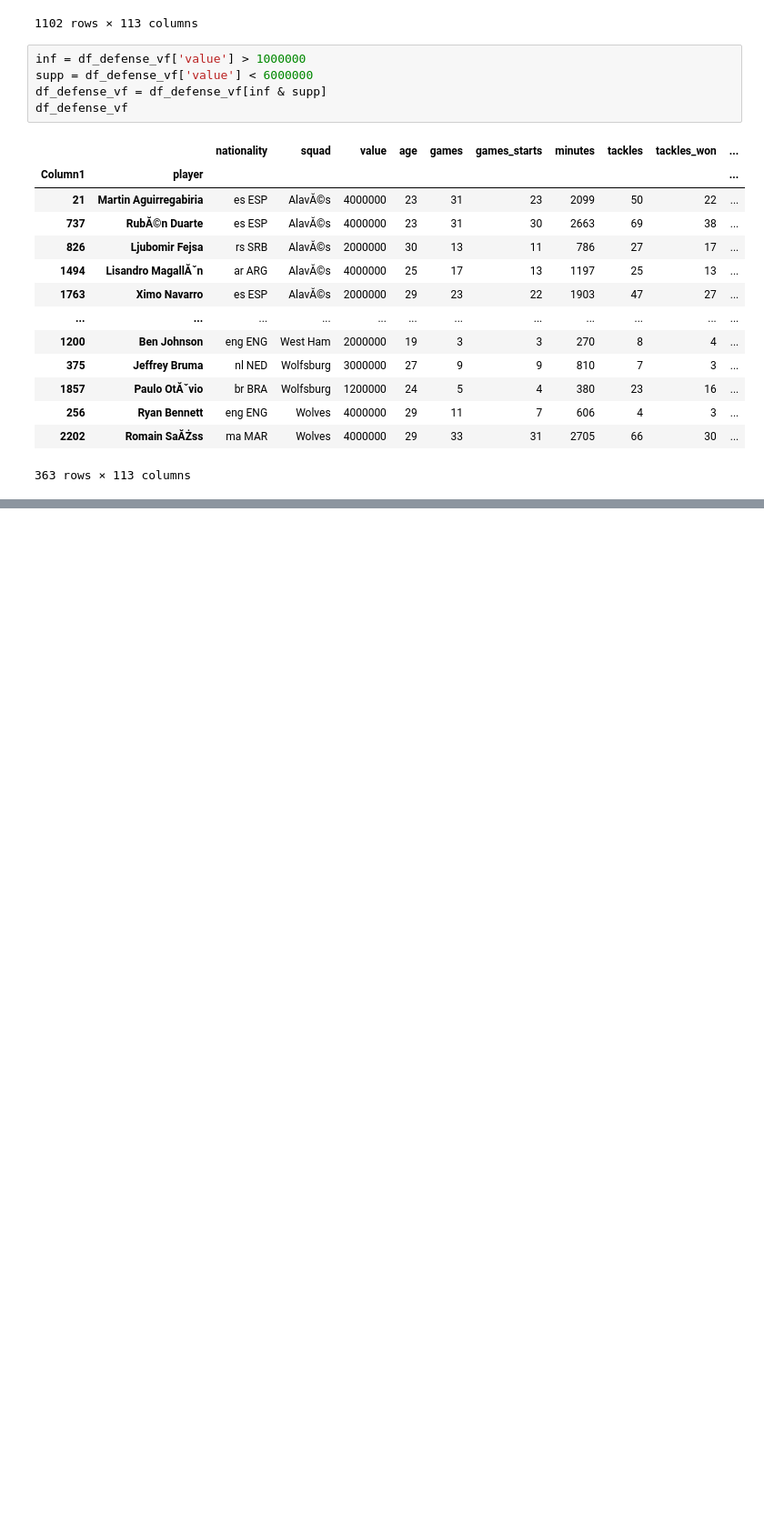
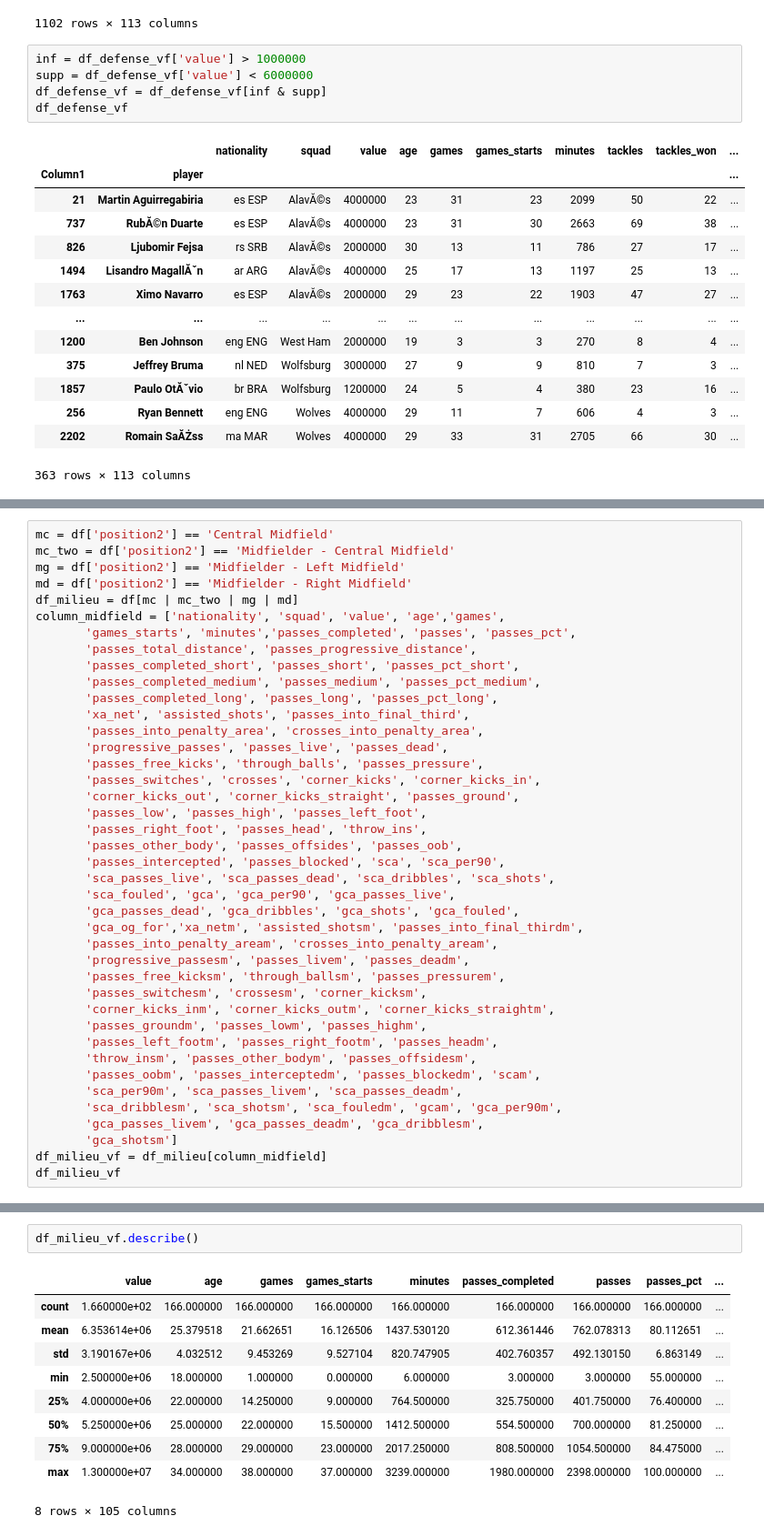
Before and after one commit to AimenZemzmi/TransferMarkt, a Jupyter notebook: transfermarkt.ipynb, the cells around one changed output, grey strips where cells are left out. Shown at 91% size. Drawn from its saved outputs; the diff is of its cells as text; blank space fills up the shorter version.

```diff
--- a/transfermarkt.ipynb
+++ b/transfermarkt.ipynb
@@ -321,0 +349,41 @@ Name: value, dtype: int64
+# %%
+mc = df['position2'] == 'Central Midfield'
+mc_two = df['position2'] == 'Midfielder - Central Midfield'
+mg = df['position2'] == 'Midfielder - Left Midfield'
+md = df['position2'] == 'Midfielder - Right Midfield'
+df_milieu = df[mc | mc_two | mg | md]
+column_midfield = ['nationality', 'squad', 'value', 'age','games',
+       'games_starts', 'minutes','passes_completed', 'passes', 'passes_pct',
+       'passes_total_distance', 'passes_progressive_distance',
+       'passes_completed_short', 'passes_short', 'passes_pct_short',
+       'passes_completed_medium', 'passes_medium', 'passes_pct_medium',
+       'passes_completed_long', 'passes_long', 'passes_pct_long',
+       'xa_net', 'assisted_shots', 'passes_into_final_third',
+       'passes_into_penalty_area', 'crosses_into_penalty_area',
+       'progressive_passes', 'passes_live', 'passes_dead',
+       'passes_free_kicks', 'through_balls', 'passes_pressure',
+       'passes_switches', 'crosses', 'corner_kicks', 'corner_kicks_in',
+       'corner_kicks_out', 'corner_kicks_straight', 'passes_ground',
+       'passes_low', 'passes_high', 'passes_left_foot',
+       'passes_right_foot', 'passes_head', 'throw_ins',
+       'passes_other_body', 'passes_offsides', 'passes_oob',
+       'passes_intercepted', 'passes_blocked', 'sca', 'sca_per90',
+       'sca_passes_live', 'sca_passes_dead', 'sca_dribbles', 'sca_shots',
+       'sca_fouled', 'gca', 'gca_per90', 'gca_passes_live',
+       'gca_passes_dead', 'gca_dribbles', 'gca_shots', 'gca_fouled',
+       'gca_og_for','xa_netm', 'assisted_shotsm', 'passes_into_final_thirdm',
+       'passes_into_penalty_aream', 'crosses_into_penalty_aream',
+       'progressive_passesm', 'passes_livem', 'passes_deadm',
+       'passes_free_kicksm', 'through_ballsm', 'passes_pressurem',
+       'passes_switchesm', 'crossesm', 'corner_kicksm',
+       'corner_kicks_inm', 'corner_kicks_outm', 'corner_kicks_straightm',
+       'passes_groundm', 'passes_lowm', 'passes_highm',
+       'passes_left_footm', 'passes_right_footm', 'passes_headm',
+       'throw_insm', 'passes_other_bodym', 'passes_offsidesm',
+       'passes_oobm', 'passes_interceptedm', 'passes_blockedm', 'scam',
+       'sca_per90m', 'sca_passes_livem', 'sca_passes_deadm',
+       'sca_dribblesm', 'sca_shotsm', 'sca_fouledm', 'gcam', 'gca_per90m',
+       'gca_passes_livem', 'gca_passes_deadm', 'gca_dribblesm',
+       'gca_shotsm']
+df_milieu_vf = df_milieu[column_midfield]
+df_milieu_vf
@@ -321,0 +405,13 @@ Name: value, dtype: int64
+# %%
+df_milieu_vf.describe()
+# %% [output]
+|  | value | age | games | games_starts | minutes | passes_completed | passes | passes_pct | ... |
+| count | 1.660000e+02 | 166.000000 | 166.000000 | 166.000000 | 166.000000 | 166.000000 | 166.000000 | 166.000000 | ... |
+| mean | 6.353614e+06 | 25.379518 | 21.662651 | 16.126506 | 1437.530120 | 612.361446 | 762.078313 | 80.112651 | ... |
+| std | 3.190167e+06 | 4.032512 | 9.453269 | 9.527104 | 820.747905 | 402.760357 | 492.130150 | 6.863149 | ... |
+| min | 2.500000e+06 | 18.000000 | 1.000000 | 0.000000 | 6.000000 | 3.000000 | 3.000000 | 55.000000 | ... |
+| 25% | 4.000000e+06 | 22.000000 | 14.250000 | 9.000000 | 764.500000 | 325.750000 | 401.750000 | 76.400000 | ... |
+| 50% | 5.250000e+06 | 25.000000 | 22.000000 | 15.500000 | 1412.500000 | 554.500000 | 700.000000 | 81.250000 | ... |
+| 75% | 9.000000e+06 | 28.000000 | 29.000000 | 23.000000 | 2017.250000 | 808.500000 | 1054.500000 | 84.475000 | ... |
+| max | 1.300000e+07 | 34.000000 | 38.000000 | 37.000000 | 3239.000000 | 1980.000000 | 2398.000000 | 100.000000 | ... |
+8 rows × 105 columns
```
Also changed, not shown: parts of 35 cells of this notebook.
